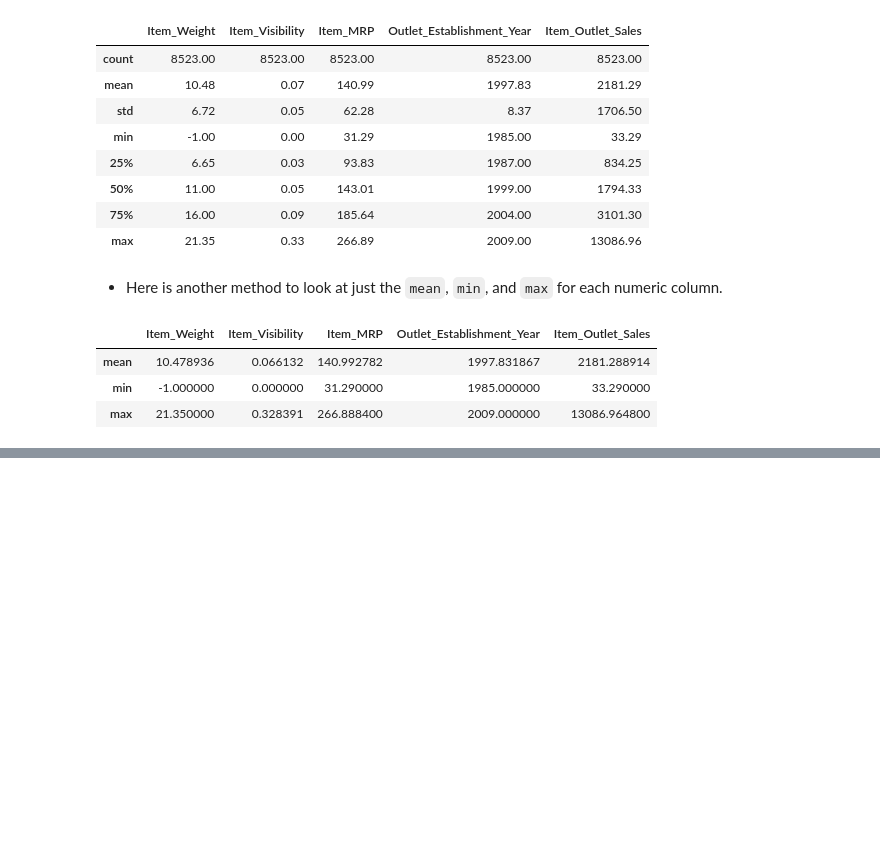
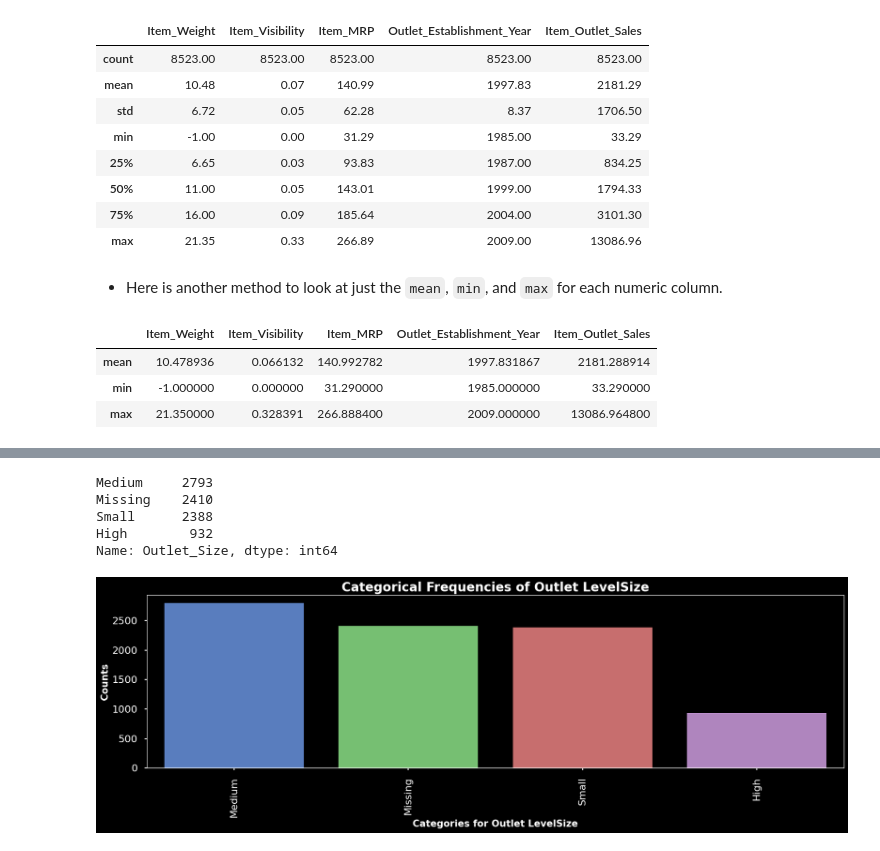
Before and after one commit to uday-routhu/Prediction-of-Product-Sales, a Jupyter notebook: Prediction_of_Product_Sales.ipynb, the cells around one changed output, grey strips where cells are left out. Saved outputs shown, nothing was run; the diff lists cells and outputs as text; code cells hidden in the pictures; blank space fills up the shorter version.

```diff
--- a/Prediction_of_Product_Sales.ipynb
+++ b/Prediction_of_Product_Sales.ipynb
@@ -344,0 +511,10 @@ stats.loc[['mean','min','max']]
+# %%
+fig, ax = plot_bar(df_sales_prediction, 'Outlet_Size', 'Outlet LevelSize');
+print(df_sales_prediction['Outlet_Size'].value_counts())
+# %% [output]
+Medium     2793
+Missing    2410
+Small      2388
+High        932
+Name: Outlet_Size, dtype: int64
+[figure, added]
```
Also changed, not shown: parts of 30 cells of this notebook.
